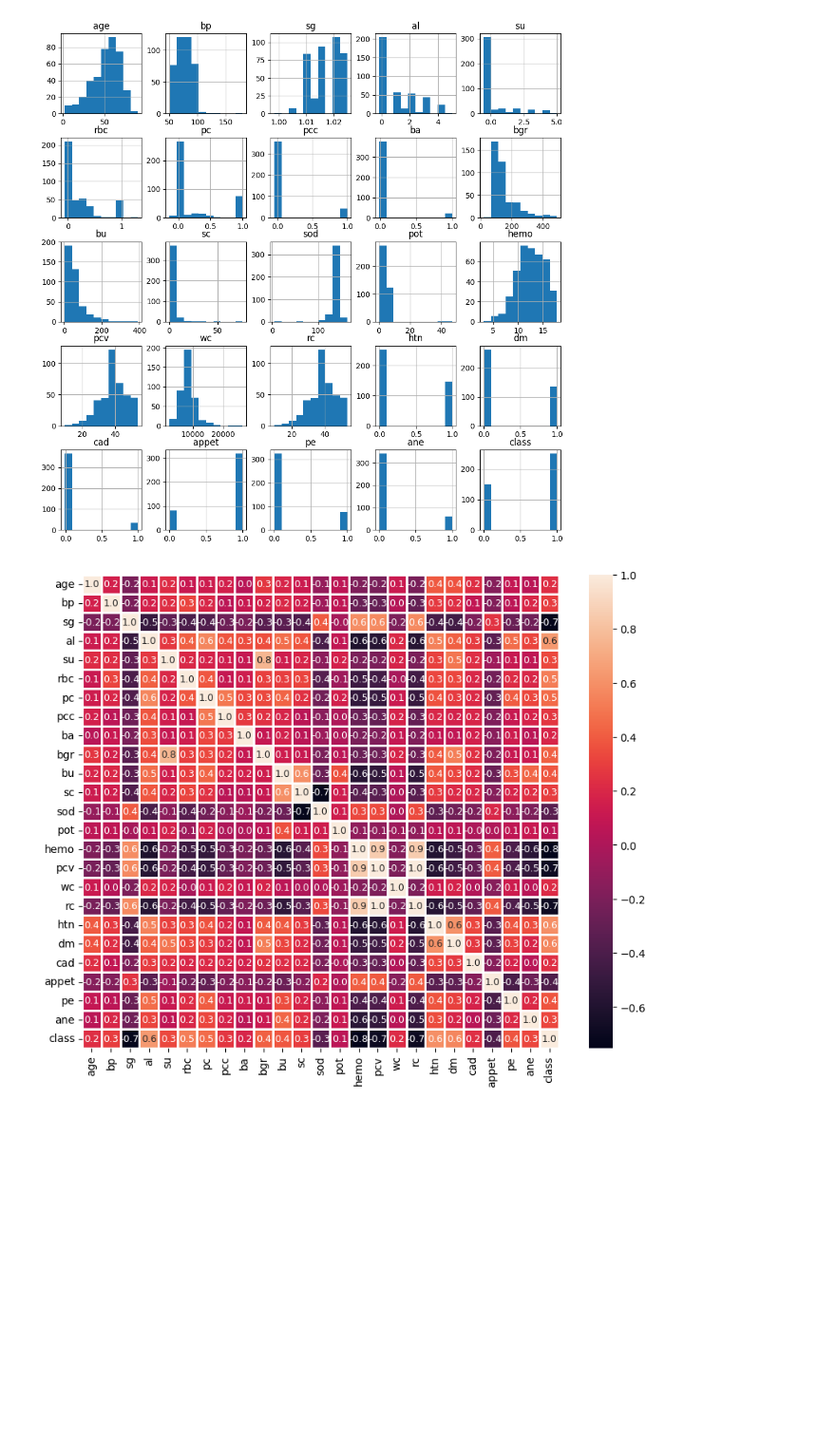
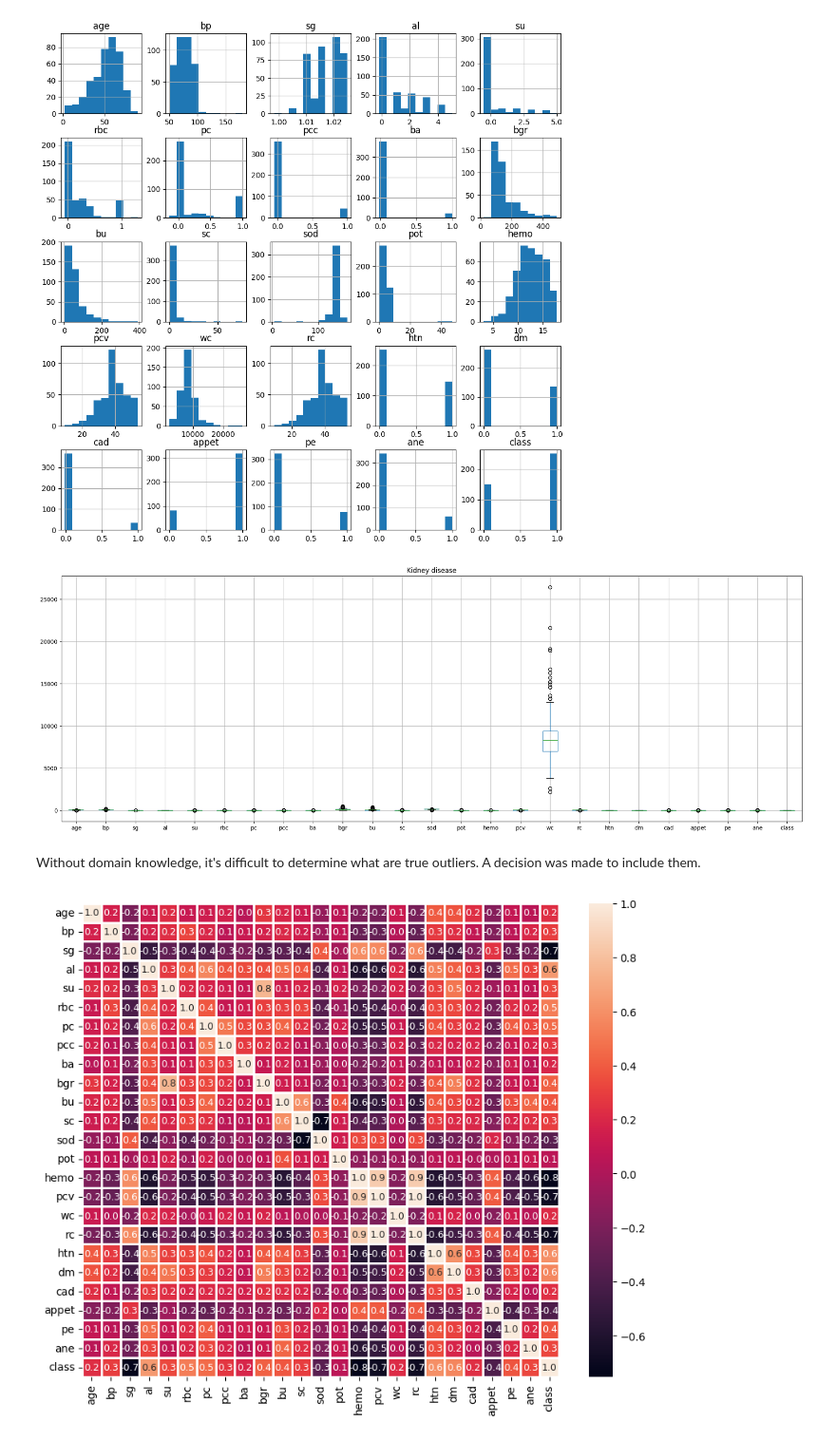
Before and after one commit to CDan07/IOD, a Jupyter notebook: Mini Projects/Mini Project 2.ipynb, the cells around one changed output. Shown at 95% size. Saved outputs shown, nothing was run; the diff lists cells and outputs as text; code cells hidden in the pictures; blank space fills up the shorter version.

```diff
--- a/Mini Projects/Mini Project 2.ipynb
+++ b/Mini Projects/Mini Project 2.ipynb
@@ -182,6 +262,16 @@ df_imputed.hist(figsize=(12,12))
 plt.show()
 # %% [output]
 [figure]
+# %%
+# Identify any outliers
+
+df_imputed.boxplot(figsize=(24,8))
+plt.title('Kidney disease')
+plt.show()
+# %% [output]
+[figure, added]
+# %% [markdown]
+Without domain knowledge, it's difficult to determine what are true outliers. A decision was made to include them.
 # %%
 # Correlation matrix of features
 
```
Also changed, not shown: parts of 19 cells of this notebook, 1 other file.
